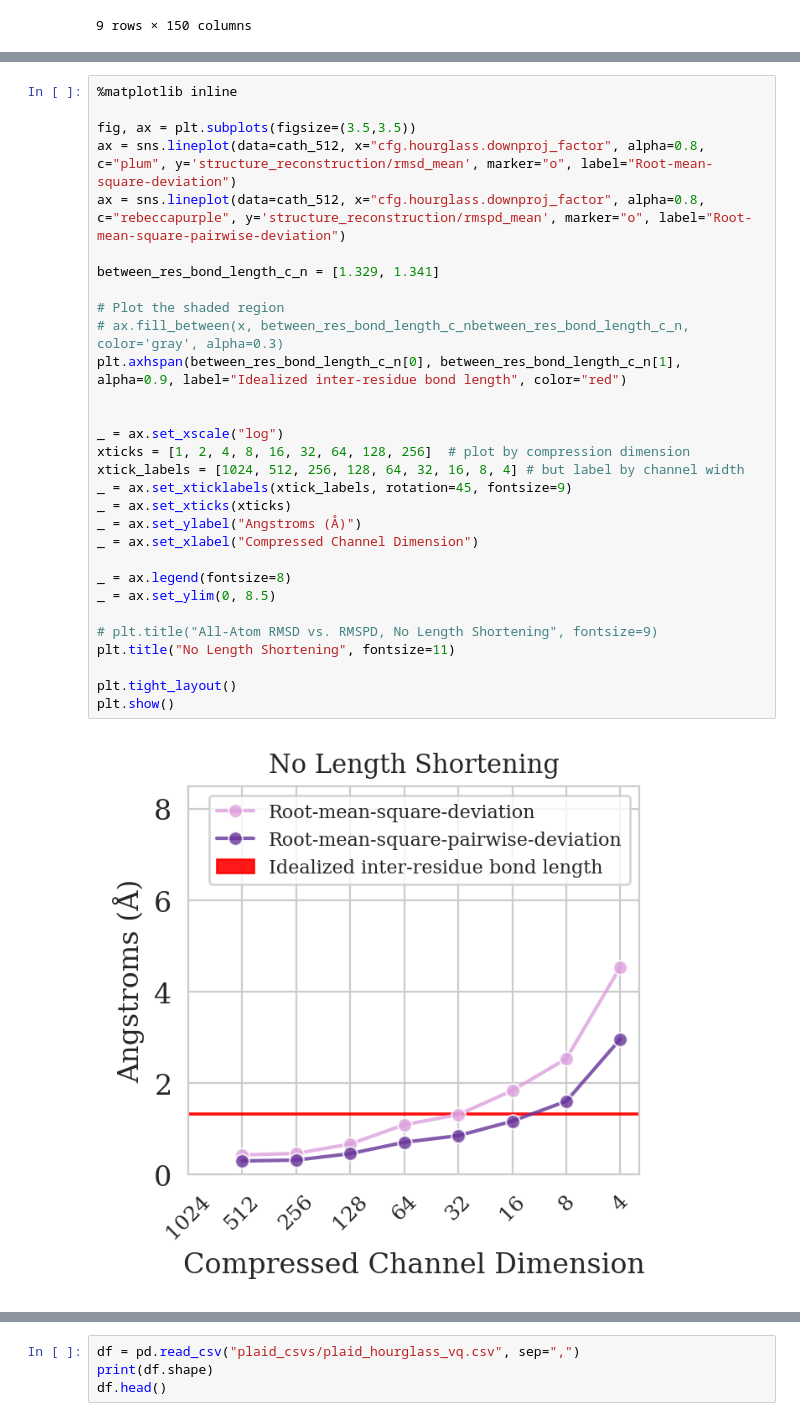
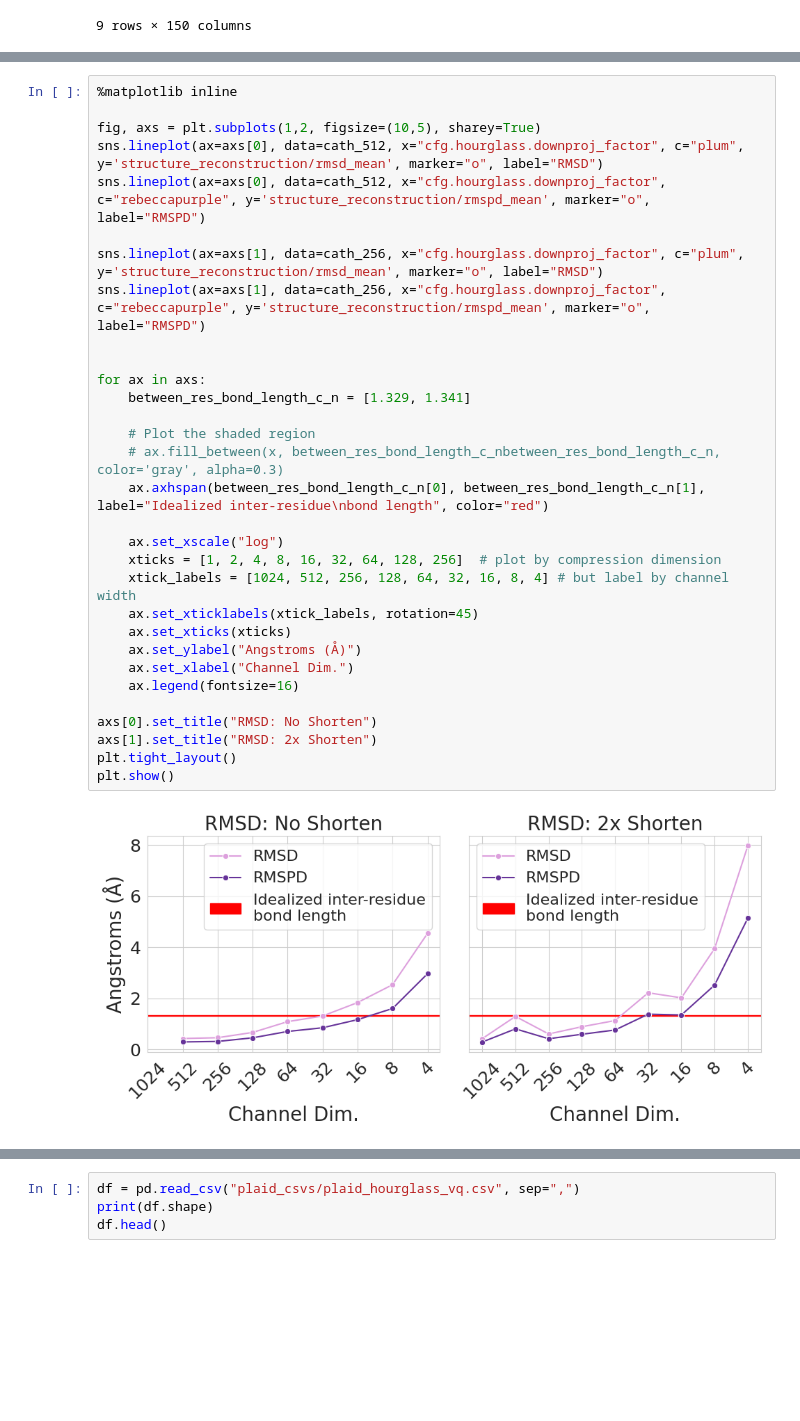
Before and after one commit to amyxlu/plaid-dev-distributed, a Jupyter notebook: notebooks/FIGURES_cath_compression_plots.ipynb, the cells around one changed output, grey strips where cells are left out. Cells and saved outputs as stored; diff of their text form; blank space fills up the shorter version.

```diff
--- a/notebooks/FIGURES_cath_compression_plots.ipynb
+++ b/notebooks/FIGURES_cath_compression_plots.ipynb
@@ -115,35 +135,36 @@ plt.show()
 # %%
 %matplotlib inline
 
-fig, ax = plt.subplots(figsize=(3.5,3.5))
-ax = sns.lineplot(data=cath_512, x="cfg.hourglass.downproj_factor", alpha=0.8, c="plum", y='structure_reconstruction/rmsd_mean', marker="o", label="Root-mean-square-deviation")
-ax = sns.lineplot(data=cath_512, x="cfg.hourglass.downproj_factor", alpha=0.8, c="rebeccapurple", y='structure_reconstruction/rmspd_mean', marker="o", label="Root-mean-square-pairwise-deviation")
+fig, axs = plt.subplots(1,2, figsize=(10,5), sharey=True)
+sns.lineplot(ax=axs[0], data=cath_512, x="cfg.hourglass.downproj_factor", c="plum", y='structure_reconstruction/rmsd_mean', marker="o", label="RMSD")
+sns.lineplot(ax=axs[0], data=cath_512, x="cfg.hourglass.downproj_factor",  c="rebeccapurple", y='structure_reconstruction/rmspd_mean', marker="o", label="RMSPD")
 
-between_res_bond_length_c_n = [1.329, 1.341]
-
-# Plot the shaded region
-# ax.fill_between(x, between_res_bond_length_c_nbetween_res_bond_length_c_n, color='gray', alpha=0.3)
-plt.axhspan(between_res_bond_length_c_n[0], between_res_bond_length_c_n[1], alpha=0.9, label="Idealized inter-residue bond length", color="red")
+sns.lineplot(ax=axs[1], data=cath_256, x="cfg.hourglass.downproj_factor", c="plum", y='structure_reconstruction/rmsd_mean', marker="o", label="RMSD")
+sns.lineplot(ax=axs[1], data=cath_256, x="cfg.hourglass.downproj_factor", c="rebeccapurple", y='structure_reconstruction/rmspd_mean', marker="o", label="RMSPD")
 
 
-_ = ax.set_xscale("log")
-xticks = [1, 2, 4, 8, 16, 32, 64, 128, 256]  # plot by compression dimension
-xtick_labels = [1024, 512, 256, 128, 64, 32, 16, 8, 4] # but label by channel width
-_ = ax.set_xticklabels(xtick_labels, rotation=45, fontsize=9)
-_ = ax.set_xticks(xticks)
-_ = ax.set_ylabel("Angstroms (Å)")
-_ = ax.set_xlabel("Compressed Channel Dimension")
+for ax in axs:
+    between_res_bond_length_c_n = [1.329, 1.341]
 
-_ = ax.legend(fontsize=8)
-_ = ax.set_ylim(0, 8.5)
+    # Plot the shaded region
+    # ax.fill_between(x, between_res_bond_length_c_nbetween_res_bond_length_c_n, color='gray', alpha=0.3)
+    ax.axhspan(between_res_bond_length_c_n[0], between_res_bond_length_c_n[1], label="Idealized inter-residue\nbond length", color="red")
 
-# plt.title("All-Atom RMSD vs. RMSPD, No Length Shortening", fontsize=9)
-plt.title("No Length Shortening", fontsize=11)
+    ax.set_xscale("log")
+    xticks = [1, 2, 4, 8, 16, 32, 64, 128, 256]  # plot by compression dimension
+    xtick_labels = [1024, 512, 256, 128, 64, 32, 16, 8, 4] # but label by channel width
+    ax.set_xticklabels(xtick_labels, rotation=45)
+    ax.set_xticks(xticks)
+    ax.set_ylabel("Angstroms (Å)")
+    ax.set_xlabel("Channel Dim.")
+    ax.legend(fontsize=16)
 
+axs[0].set_title("RMSD: No Shorten")
+axs[1].set_title("RMSD: 2x Shorten")
 plt.tight_layout()
 plt.show()
 # %% [output]
-[figure, old version]
+[figure, new version]
 # %%
 %matplotlib inline
 
```
Also changed, not shown: parts of 6 cells of this notebook, 4 other files.
